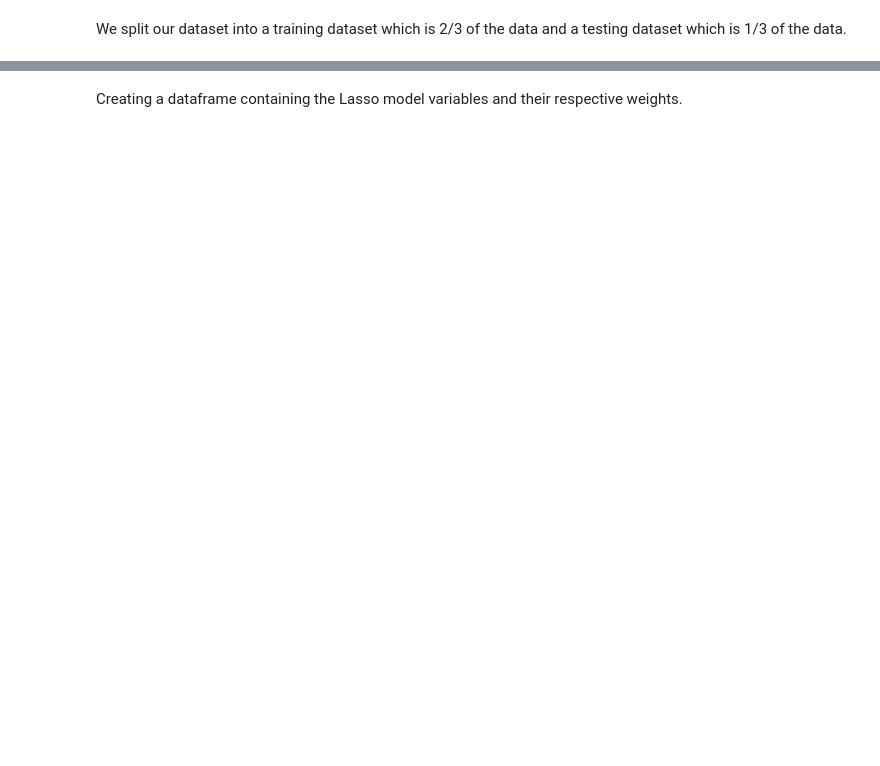
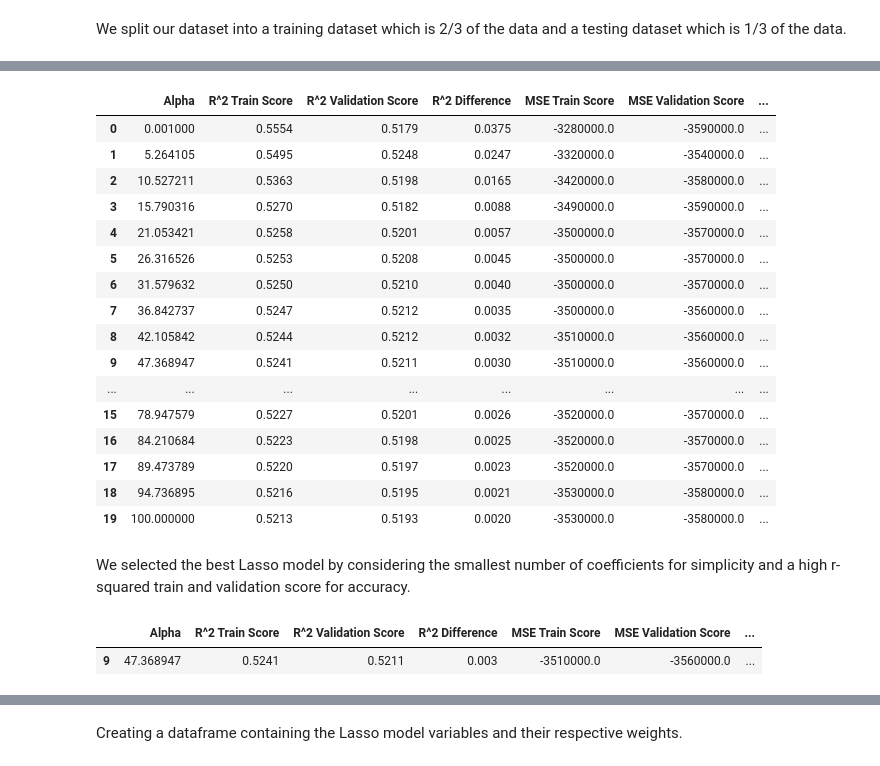
Before and after one commit to awesomeahi95/LaVie-Insurance, a Jupyter notebook: index.ipynb, the cells around one changed output, grey strips where cells are left out. Saved outputs shown, nothing was run; the diff lists cells and outputs as text; code cells hidden in the pictures; blank space fills up the shorter version.

```diff
--- a/index.ipynb
+++ b/index.ipynb
@@ -810,0 +518,4 @@ Test Score: 0.6811076042410495
+# %%
+y = df_clean5['Premature death raw value']
+X = df_clean5.iloc[:,1:6]
+X_train, X_test, y_train, y_test = train_test_split(X, y, random_state=42, train_size=0.67)
@@ -810,0 +555,4 @@ Test Score: 0.6811076042410495
+# %%
+X_poly_2d = Polynomials(X_train,y_train,5,2)
+Quadratic_Model = X_poly_2d.get_score()
+Quadratic_Model
@@ -810,0 +626,7 @@ Test Score: 0.6811076042410495
+# %%
+scaler = StandardScaler()
+X_train_s = pd.DataFrame(scaler.fit_transform(X_poly_2d.x_poly))
+X_test_s = pd.DataFrame(scaler.transform(X_poly_test_2d))
+# %%
+X_train_s.columns = X_poly_2d.column_names
+X_test_s.columns = X_poly_2d.column_names
@@ -810,0 +661,30 @@ Test Score: 0.6811076042410495
+# %%
+lasso_models = Regularisation('lasso',X_train_s,y_train,5,100)
+Lasso_Models = lasso_models.get_scores()
+Lasso_Models
+# %% [output]
+|  | Alpha | R^2 Train Score | R^2 Validation Score | R^2 Difference | MSE Train Score | MSE Validation Score | ... |
+| 0 | 0.001000 | 0.5554 | 0.5179 | 0.0375 | -3280000.0 | -3590000.0 | ... |
+| 1 | 5.264105 | 0.5495 | 0.5248 | 0.0247 | -3320000.0 | -3540000.0 | ... |
+| 2 | 10.527211 | 0.5363 | 0.5198 | 0.0165 | -3420000.0 | -3580000.0 | ... |
+| 3 | 15.790316 | 0.5270 | 0.5182 | 0.0088 | -3490000.0 | -3590000.0 | ... |
+| 4 | 21.053421 | 0.5258 | 0.5201 | 0.0057 | -3500000.0 | -3570000.0 | ... |
+| 5 | 26.316526 | 0.5253 | 0.5208 | 0.0045 | -3500000.0 | -3570000.0 | ... |
+| 6 | 31.579632 | 0.5250 | 0.5210 | 0.0040 | -3500000.0 | -3570000.0 | ... |
+| 7 | 36.842737 | 0.5247 | 0.5212 | 0.0035 | -3500000.0 | -3560000.0 | ... |
+| 8 | 42.105842 | 0.5244 | 0.5212 | 0.0032 | -3510000.0 | -3560000.0 | ... |
+| 9 | 47.368947 | 0.5241 | 0.5211 | 0.0030 | -3510000.0 | -3560000.0 | ... |
+| ... | ... | ... | ... | ... | ... | ... | ... |
+| 15 | 78.947579 | 0.5227 | 0.5201 | 0.0026 | -3520000.0 | -3570000.0 | ... |
+| 16 | 84.210684 | 0.5223 | 0.5198 | 0.0025 | -3520000.0 | -3570000.0 | ... |
+| 17 | 89.473789 | 0.5220 | 0.5197 | 0.0023 | -3520000.0 | -3570000.0 | ... |
+| 18 | 94.736895 | 0.5216 | 0.5195 | 0.0021 | -3530000.0 | -3580000.0 | ... |
+| 19 | 100.000000 | 0.5213 | 0.5193 | 0.0020 | -3530000.0 | -3580000.0 | ... |
+# %% [markdown]
+We selected the best Lasso model by considering the smallest number of coefficients for simplicity and a high r-squared train and validation score for accuracy.
+# %%
+Best_Lasso_Model = pd.DataFrame([Lasso_Models.iloc[9]])
+Best_Lasso_Model
+# %% [output]
+|  | Alpha | R^2 Train Score | R^2 Validation Score | R^2 Difference | MSE Train Score | MSE Validation Score | ... |
+| 9 | 47.368947 | 0.5241 | 0.5211 | 0.003 | -3510000.0 | -3560000.0 | ... |
```
Also changed, not shown: parts of 155 cells of this notebook, 1 other file.
